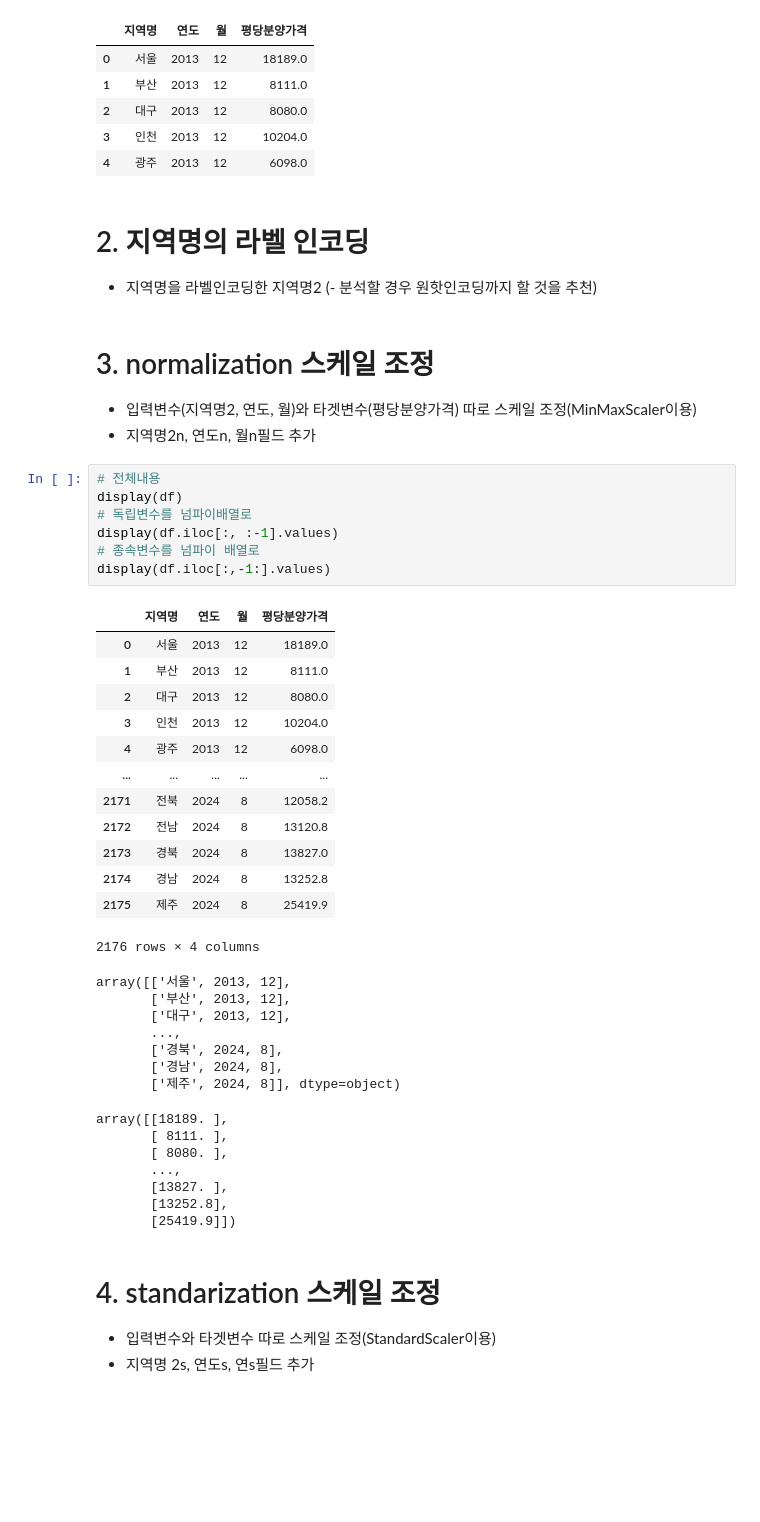
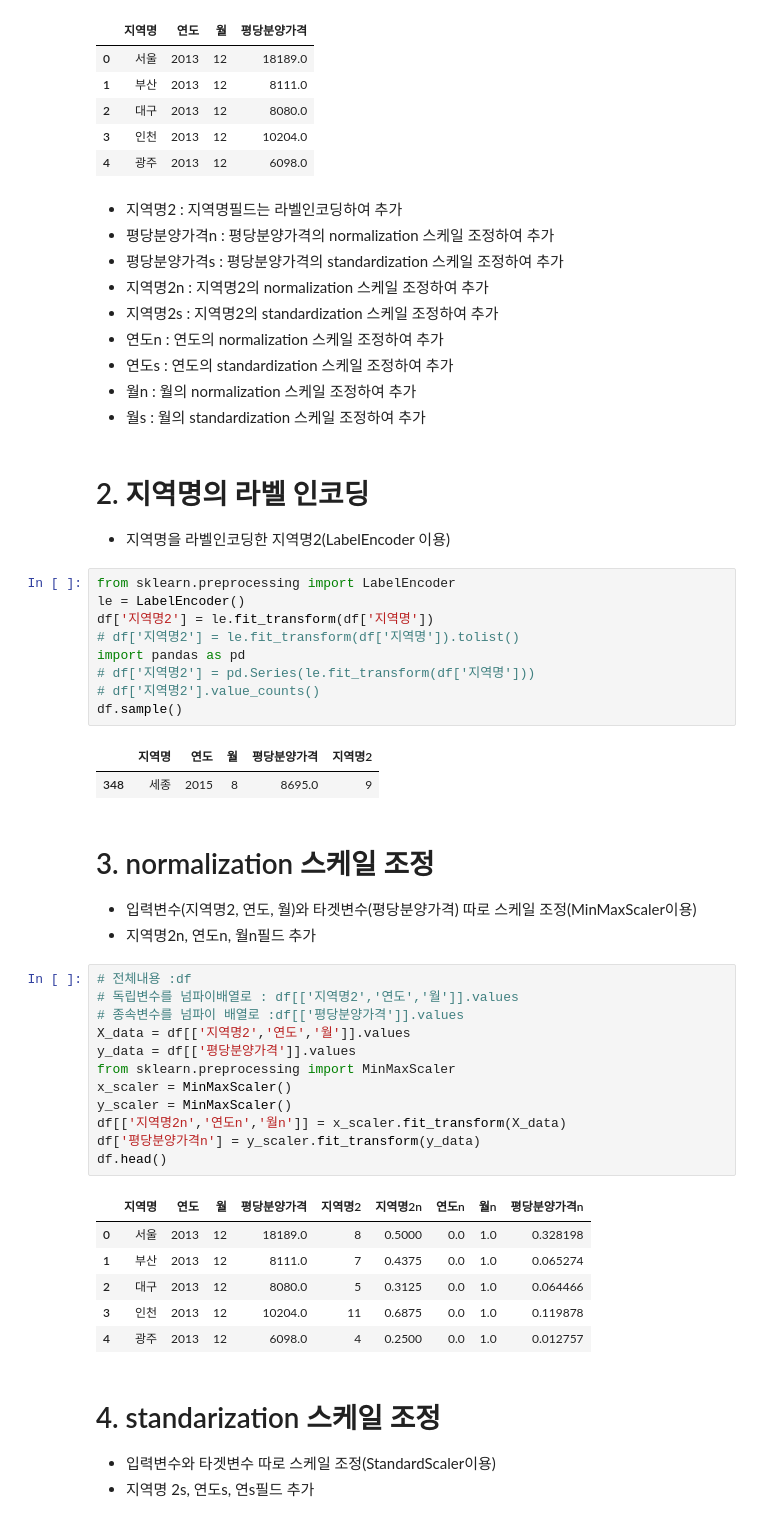
Before and after one commit to jangseulchan/ai_x, a Jupyter notebook: source/05_DeepLearning/연습문제(라벨인코딩_스케일조정).ipynb, the cells around one changed output. Drawn from its saved outputs; the diff is of its cells as text; blank space fills up the shorter version.

```diff
--- a/source/05_DeepLearning/연습문제(라벨인코딩_스케일조정).ipynb
+++ b/source/05_DeepLearning/연습문제(라벨인코딩_스케일조정).ipynb
@@ -30,49 +30,54 @@ df.head()
 | 2 | 대구 | 2013 | 12 | 8080.0 |
 | 3 | 인천 | 2013 | 12 | 10204.0 |
 | 4 | 광주 | 2013 | 12 | 6098.0 |
+# %% [markdown]
+- 지역명2 : 지역명필드는 라벨인코딩하여 추가
+- 평당분양가격n : 평당분양가격의 normalization 스케일 조정하여 추가
+- 평당분양가격s : 평당분양가격의 standardization 스케일 조정하여 추가
+- 지역명2n : 지역명2의 normalization 스케일 조정하여 추가
+- 지역명2s : 지역명2의 standardization 스케일 조정하여 추가
+- 연도n : 연도의 normalization 스케일 조정하여 추가
+- 연도s : 연도의 standardization 스케일 조정하여 추가
+- 월n : 월의 normalization 스케일 조정하여 추가
+- 월s : 월의 standardization 스케일 조정하여 추가
 # %% [markdown]
 # 2. 지역명의 라벨 인코딩
-- 지역명을 라벨인코딩한 지역명2
-(- 분석할 경우 원핫인코딩까지 할 것을 추천)
+- 지역명을 라벨인코딩한 지역명2(LabelEncoder 이용)
+# %%
+from sklearn.preprocessing import LabelEncoder
+le = LabelEncoder()
+df['지역명2'] = le.fit_transform(df['지역명'])
+# df['지역명2'] = le.fit_transform(df['지역명']).tolist()
+import pandas as pd
+# df['지역명2'] = pd.Series(le.fit_transform(df['지역명']))
+# df['지역명2'].value_counts()
+df.sample()
+# %% [output]
+|  | 지역명 | 연도 | 월 | 평당분양가격 | 지역명2 |
+| 348 | 세종 | 2015 | 8 | 8695.0 | 9 |
 # %% [markdown]
 # 3. normalization 스케일 조정
 - 입력변수(지역명2, 연도, 월)와 타겟변수(평당분양가격) 따로 스케일 조정(MinMaxScaler이용)
 - 지역명2n, 연도n, 월n필드 추가
 # %%
-# 전체내용
-display(df)
-# 독립변수를 넘파이배열로
-display(df.iloc[:, :-1].values)
-# 종속변수를 넘파이 배열로
-display(df.iloc[:,-1:].values)
+# 전체내용 :df
+# 독립변수를 넘파이배열로 : df[['지역명2','연도','월']].values
+# 종속변수를 넘파이 배열로 :df[['평당분양가격']].values
+X_data = df[['지역명2','연도','월']].values
+y_data = df[['평당분양가격']].values
+from sklearn.preprocessing import MinMaxScaler
+x_scaler = MinMaxScaler()
+y_scaler = MinMaxScaler()
+df[['지역명2n','연도n','월n']] = x_scaler.fit_transform(X_data)
+df['평당분양가격n'] = y_scaler.fit_transform(y_data)
+df.head()
 # %% [output]
-|  | 지역명 | 연도 | 월 | 평당분양가격 |
-| 0 | 서울 | 2013 | 12 | 18189.0 |
-| 1 | 부산 | 2013 | 12 | 8111.0 |
-| 2 | 대구 | 2013 | 12 | 8080.0 |
-| 3 | 인천 | 2013 | 12 | 10204.0 |
-| 4 | 광주 | 2013 | 12 | 6098.0 |
-| ... | ... | ... | ... | ... |
-| 2171 | 전북 | 2024 | 8 | 12058.2 |
-| 2172 | 전남 | 2024 | 8 | 13120.8 |
-| 2173 | 경북 | 2024 | 8 | 13827.0 |
-| 2174 | 경남 | 2024 | 8 | 13252.8 |
-| 2175 | 제주 | 2024 | 8 | 25419.9 |
+|  | 지역명 | 연도 | 월 | 평당분양가격 | 지역명2 | 지역명2n | 연도n | 월n | 평당분양가격n |
+| 0 | 서울 | 2013 | 12 | 18189.0 | 8 | 0.5000 | 0.0 | 1.0 | 0.328198 |
+| 1 | 부산 | 2013 | 12 | 8111.0 | 7 | 0.4375 | 0.0 | 1.0 | 0.065274 |
+| 2 | 대구 | 2013 | 12 | 8080.0 | 5 | 0.3125 | 0.0 | 1.0 | 0.064466 |
+| 3 | 인천 | 2013 | 12 | 10204.0 | 11 | 0.6875 | 0.0 | 1.0 | 0.119878 |
+| 4 | 광주 | 2013 | 12 | 6098.0 | 4 | 0.2500 | 0.0 | 1.0 | 0.012757 |
-2176 rows × 4 columns
-array([['서울', 2013, 12],
-       ['부산', 2013, 12],
-       ['대구', 2013, 12],
-       ...,
-       ['경북', 2024, 8],
-       ['경남', 2024, 8],
-       ['제주', 2024, 8]], dtype=object)
-array([[18189. ],
-       [ 8111. ],
-       [ 8080. ],
-       ...,
-       [13827. ],
-       [13252.8],
-       [25419.9]])
 # %% [markdown]
 # 4. standarization 스케일 조정
 - 입력변수와 타겟변수 따로 스케일 조정(StandardScaler이용)
```
Also changed, not shown: parts of 6 cells of this notebook, 12 other files.
